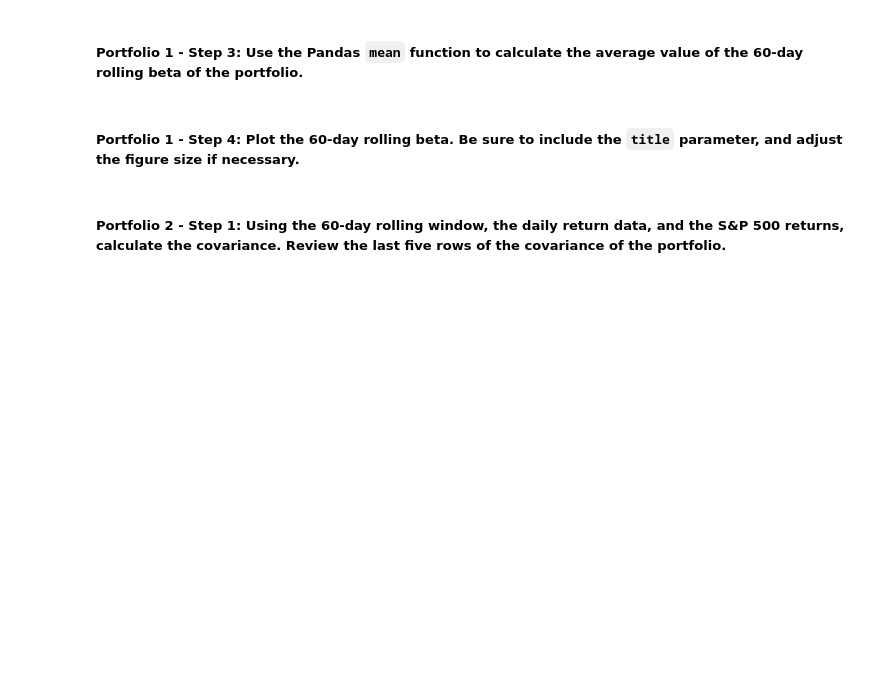
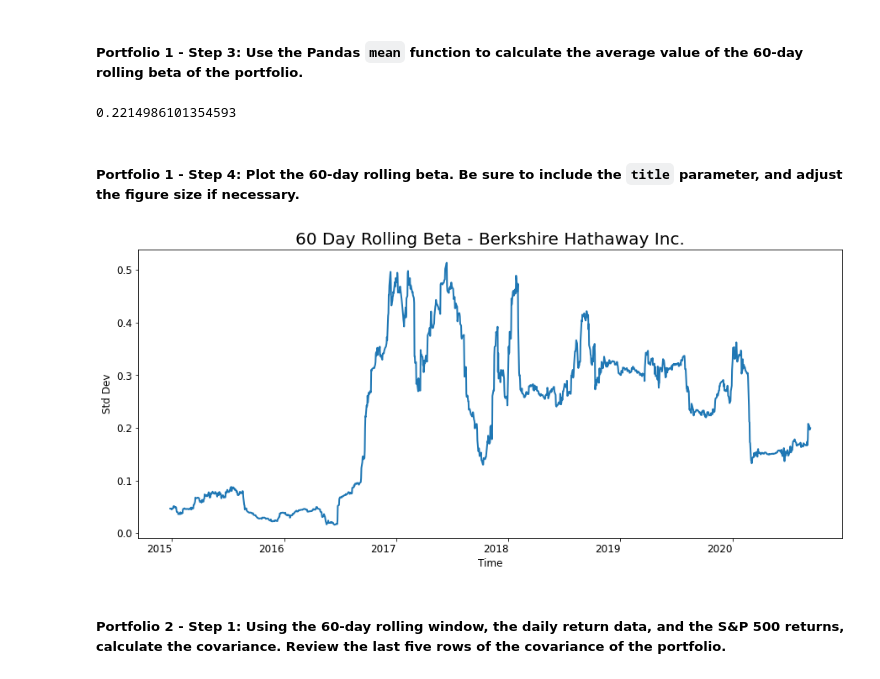
Before and after one commit to ipopester/Portfolio-Analysis, a Jupyter notebook: risk_return_analysis.ipynb, the cells around one changed output. Drawn from its saved outputs; the diff is of its cells as text; code cells hidden in the pictures; blank space fills up the shorter version.

```diff
--- a/risk_return_analysis.ipynb
+++ b/risk_return_analysis.ipynb
@@ -555,4 +588,5 @@ Your analysis is nearing completion. Now, you need to evaluate how the portfolio
 #### Use the Pandas `var` function to calculate the variance of the S&P 500 by using a 60-day rolling window. Visualize the last five rows of the variance of the S&P 500.
 # %%
 # Calculate the variance of the S&P 500 using a rolling 60-day window.
-# YOUR CODE HERE
+sp500_rolling_60_variance = daily_returns_all['S&P 500'].rolling(window=60).var()
+sp500_rolling_60_variance.tail()
@@ -571,4 +613,5 @@ Your analysis is nearing completion. Now, you need to evaluate how the portfolio
 # %%
 # Calculate the covariance using a 60-day rolling window
 # Review the last five rows of the covariance data
-# YOUR CODE HERE
+bh_rolling_60_covariance = daily_returns_all['BERKSHIRE HATHAWAY INC'].rolling(window=60).cov(daily_returns_all['S&P 500'])
+display(bh_rolling_60_covariance.tail())
@@ -577,4 +628,5 @@ Your analysis is nearing completion. Now, you need to evaluate how the portfolio
 # %%
 # Calculate the beta based on the 60-day rolling covariance compared to the market (S&P 500)
 # Review the last five rows of the beta information
-# YOUR CODE HERE
+bh_rolling_60_beta = bh_rolling_60_covariance / sp500_rolling_60_variance
+display(bh_rolling_60_beta.tail())
@@ -582,6 +642,9 @@ Your analysis is nearing completion. Now, you need to evaluate how the portfolio
 ##### Portfolio 1 - Step 3: Use the Pandas `mean` function to calculate the average value of the 60-day rolling beta of the portfolio.
 # %%
 # Calculate the average of the 60-day rolling beta
-# YOUR CODE HERE
+bh_rolliing_60_beta_mean = bh_rolling_60_beta.mean()
+display(bh_rolliing_60_beta_mean)
+# %% [output]
+0.2214986101354593
 # %% [markdown]
 ##### Portfolio 1 - Step 4: Plot the 60-day rolling beta. Be sure to include the `title` parameter, and adjust the figure size if necessary.
@@ -592,3 +651,23 @@ Your analysis is nearing completion. Now, you need to evaluate how the portfolio
+# %%
+# Plot the rolling beta
+# Include a title parameter and adjust the figure size
+bh_rolling_60_beta.plot(
+    kind='line',
+    figsize=(15,7),
+    legend=False,
+    xlabel=None,
+    rot=0
+)
+plt.title("60 Day Rolling Beta - Berkshire Hathaway Inc.", fontsize=20)
+plt.xlabel("Time", fontsize=12)
+plt.ylabel("Std Dev", fontsize=12)
+plt.xticks(fontsize=12)
+plt.yticks(fontsize=12)
+
+
+plt.show()
+# %% [output]
+[figure, added]
 # %% [markdown]
 ##### Portfolio 2 - Step 1: Using the 60-day rolling window, the daily return data, and the S&P 500 returns, calculate the covariance. Review the last five rows of the covariance of the portfolio.
 # %%
```
Also changed, not shown: parts of 27 cells of this notebook.
